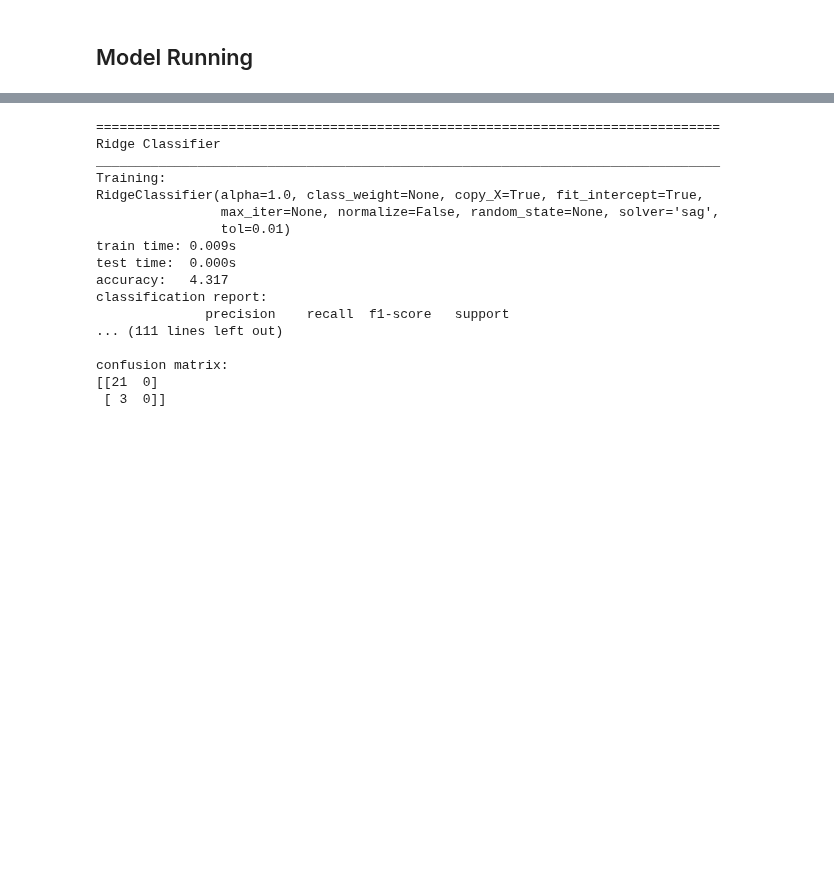
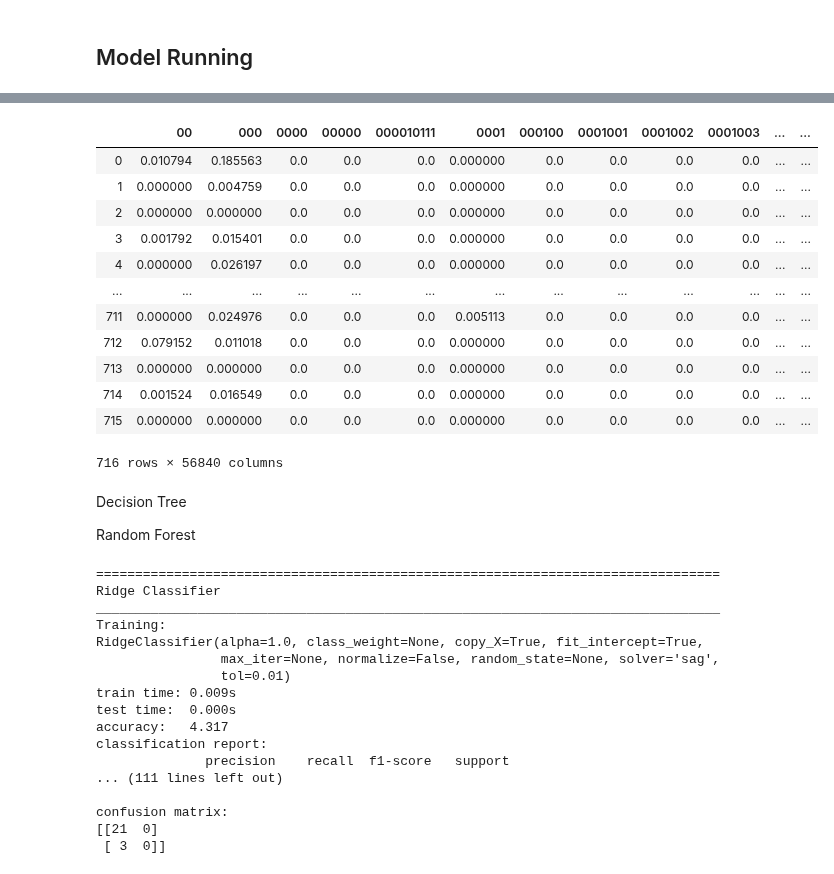
Before and after one commit to Shashi-Bhushan/python-code, a Jupyter notebook: kaggle/fitara.ipynb, the cells around one changed output, grey strips where cells are left out. Saved outputs shown, nothing was run; the diff lists cells and outputs as text; code cells hidden in the pictures; blank space fills up the shorter version.

```diff
--- a/kaggle/fitara.ipynb
+++ b/kaggle/fitara.ipynb
@@ -106,0 +118,22 @@ dtype: int64
+# %%
+from nltk.stem.wordnet import WordNetLemmatizer
+from collections import defaultdict
+from nltk.corpus import wordnet as wn
+
+stop_words = set(nltk.corpus.stopwords.words('english'))
+
+# default tag is Noun
+tag_map = defaultdict(lambda : wn.NOUN)
+tag_map['J'] = wn.ADJ
+tag_map['V'] = wn.VERB
+tag_map['R'] = wn.ADV
+
+lemma = WordNetLemmatizer()
+
+words = train_df.loc[0, 'text']
+
+def lemmatize(words):
+    # Remove Stop words and keep only Alpha Numeric words
+    words = [word.lower() for word in nltk.word_tokenize(words) if word.isalnum() and word.lower() not in stop_words]
+
+    return ' '.join([lemma.lemmatize(token, tag_map[tag[0]]) for token, tag in nltk.pos_tag(words)])
@@ -240,3 +397,24 @@ print(np.round(model.predict(X_test)))
+# %%
+#X_train
+pd.DataFrame(X_train.toarray(), columns = feature_names)
+# %% [output]
+|  | 00 | 000 | 0000 | 00000 | 000010111 | 0001 | 000100 | 0001001 | 0001002 | 0001003 | ... | ... |
+| 0 | 0.010794 | 0.185563 | 0.0 | 0.0 | 0.0 | 0.000000 | 0.0 | 0.0 | 0.0 | 0.0 | ... | ... |
+| 1 | 0.000000 | 0.004759 | 0.0 | 0.0 | 0.0 | 0.000000 | 0.0 | 0.0 | 0.0 | 0.0 | ... | ... |
+| 2 | 0.000000 | 0.000000 | 0.0 | 0.0 | 0.0 | 0.000000 | 0.0 | 0.0 | 0.0 | 0.0 | ... | ... |
+| 3 | 0.001792 | 0.015401 | 0.0 | 0.0 | 0.0 | 0.000000 | 0.0 | 0.0 | 0.0 | 0.0 | ... | ... |
+| 4 | 0.000000 | 0.026197 | 0.0 | 0.0 | 0.0 | 0.000000 | 0.0 | 0.0 | 0.0 | 0.0 | ... | ... |
+| ... | ... | ... | ... | ... | ... | ... | ... | ... | ... | ... | ... | ... |
+| 711 | 0.000000 | 0.024976 | 0.0 | 0.0 | 0.0 | 0.005113 | 0.0 | 0.0 | 0.0 | 0.0 | ... | ... |
+| 712 | 0.079152 | 0.011018 | 0.0 | 0.0 | 0.0 | 0.000000 | 0.0 | 0.0 | 0.0 | 0.0 | ... | ... |
+| 713 | 0.000000 | 0.000000 | 0.0 | 0.0 | 0.0 | 0.000000 | 0.0 | 0.0 | 0.0 | 0.0 | ... | ... |
+| 714 | 0.001524 | 0.016549 | 0.0 | 0.0 | 0.0 | 0.000000 | 0.0 | 0.0 | 0.0 | 0.0 | ... | ... |
+| 715 | 0.000000 | 0.000000 | 0.0 | 0.0 | 0.0 | 0.000000 | 0.0 | 0.0 | 0.0 | 0.0 | ... | ... |
+716 rows × 56840 columns
+# %% [markdown]
+Decision Tree
+
+Random Forest
 # %%
 def trim(s):
     """Trim string to fit on terminal (assuming 80-column display)"""
```
Also changed, not shown: parts of 22 cells of this notebook.
